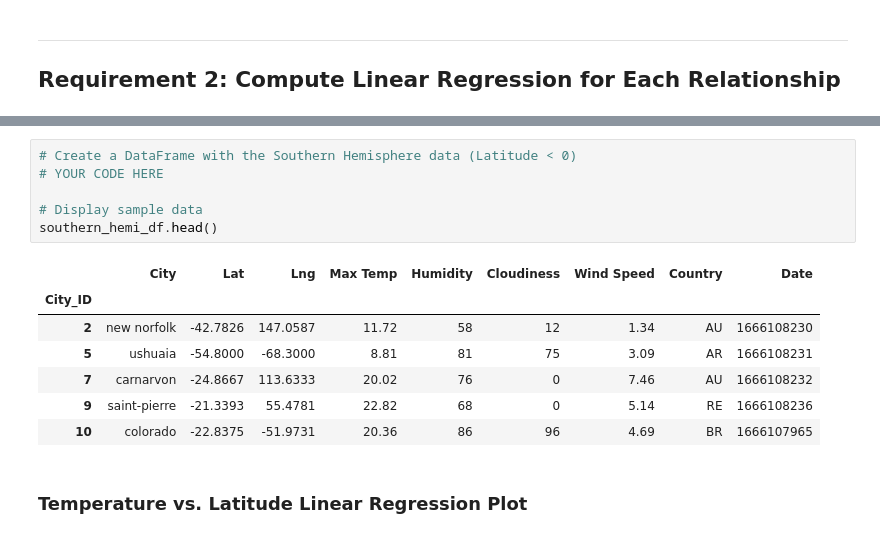
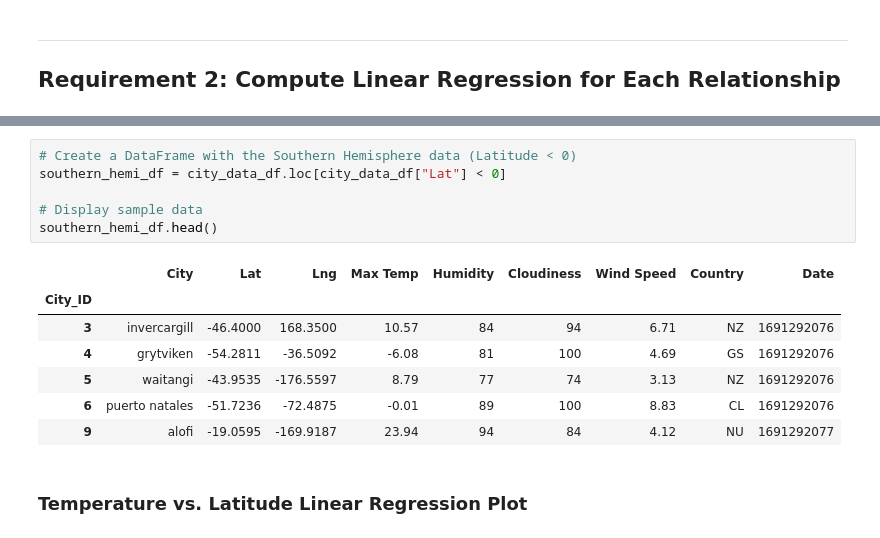
Before and after one commit to proman2520/python-api-challenge, a Jupyter notebook: WeatherPy.ipynb, the cells around one changed output, grey strips where cells are left out. Cells and saved outputs as stored; diff of their text form.

```diff
--- a/WeatherPy.ipynb
+++ b/WeatherPy.ipynb
@@ -295,17 +305,17 @@ northern_hemi_df.head()
 # %%
 # Create a DataFrame with the Southern Hemisphere data (Latitude < 0)
-# YOUR CODE HERE
+southern_hemi_df = city_data_df.loc[city_data_df["Lat"] < 0]
 
 # Display sample data
 southern_hemi_df.head()
 # %% [output]
 |  | City | Lat | Lng | Max Temp | Humidity | Cloudiness | Wind Speed | Country | Date |
 | City_ID |  |  |  |  |  |  |  |  |  |
-| 2 | new norfolk | -42.7826 | 147.0587 | 11.72 | 58 | 12 | 1.34 | AU | 1666108230 |
-| 5 | ushuaia | -54.8000 | -68.3000 | 8.81 | 81 | 75 | 3.09 | AR | 1666108231 |
-| 7 | carnarvon | -24.8667 | 113.6333 | 20.02 | 76 | 0 | 7.46 | AU | 1666108232 |
-| 9 | saint-pierre | -21.3393 | 55.4781 | 22.82 | 68 | 0 | 5.14 | RE | 1666108236 |
-| 10 | colorado | -22.8375 | -51.9731 | 20.36 | 86 | 96 | 4.69 | BR | 1666107965 |
+| 3 | invercargill | -46.4000 | 168.3500 | 10.57 | 84 | 94 | 6.71 | NZ | 1691292076 |
+| 4 | grytviken | -54.2811 | -36.5092 | -6.08 | 81 | 100 | 4.69 | GS | 1691292076 |
+| 5 | waitangi | -43.9535 | -176.5597 | 8.79 | 77 | 74 | 3.13 | NZ | 1691292076 |
+| 6 | puerto natales | -51.7236 | -72.4875 | -0.01 | 89 | 100 | 8.83 | CL | 1691292076 |
+| 9 | alofi | -19.0595 | -169.9187 | 23.94 | 94 | 84 | 4.12 | NU | 1691292077 |
 # %% [markdown]
 ###  Temperature vs. Latitude Linear Regression Plot
 # %%
```
Also changed, not shown: parts of 14 cells of this notebook, 5 other files.
